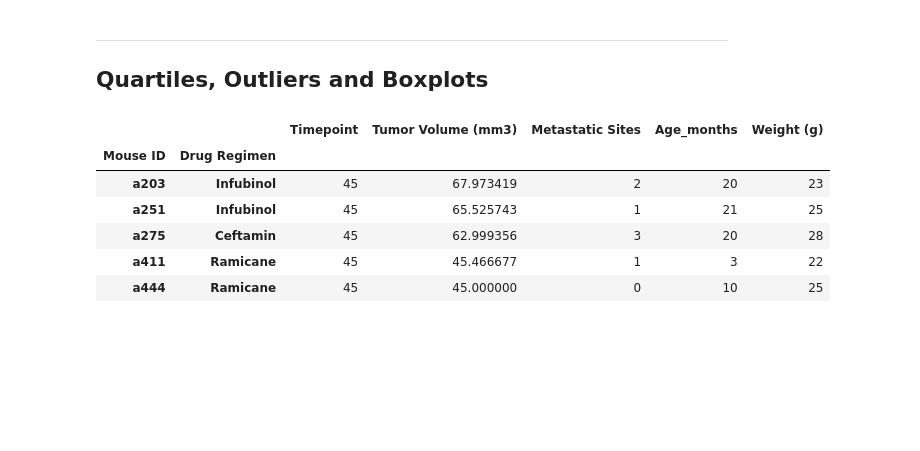
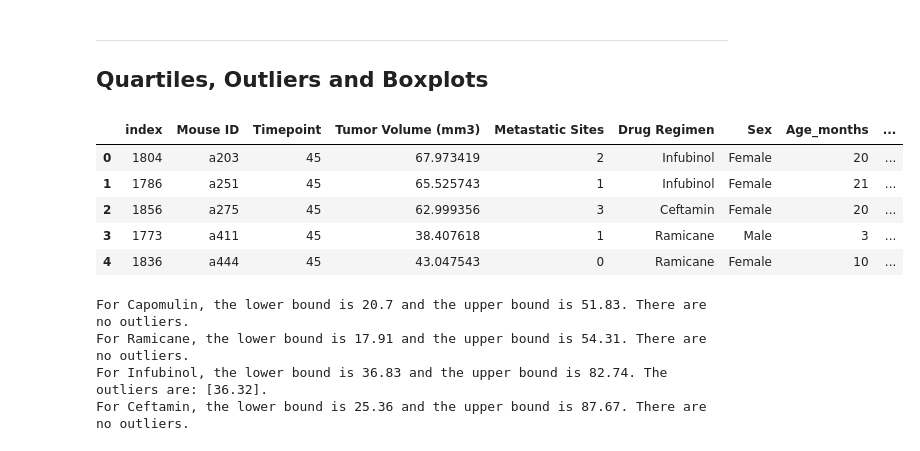
Before and after one commit to adilourai/matplotlib-challenge, a Jupyter notebook: Pymaceuticals Analysis.ipynb, the cells around one changed output. Cells and saved outputs as stored; diff of their text form; code cells hidden in the pictures; blank space fills up the shorter version.

```diff
--- a/Pymaceuticals Analysis.ipynb
+++ b/Pymaceuticals Analysis.ipynb
@@ -189,32 +188,44 @@ plt.show()
 # %%
 # Calculate the final tumor volume of each mouse across four of the treatment regimens: Capomulin, Ramicane, Infubinol, and Ceftamin
 final_tumors = all_data.loc[(all_data['Drug Regimen']=='Capomulin') | (all_data['Drug Regimen']=='Ramicane') | (all_data['Drug Regimen']=='Infubinol') | (all_data['Drug Regimen']=='Ceftamin')]
-final_tumors = final_tumors.groupby(['Mouse ID','Drug Regimen']).max('Timepoint')
+final_tumors = final_tumors.loc[final_tumors.groupby(['Mouse ID','Drug Regimen'])['Timepoint'].idxmax()].reset_index()
 final_tumors.head()
 # %% [output]
-|  |  | Timepoint | Tumor Volume (mm3) | Metastatic Sites | Age_months | Weight (g) |
-| Mouse ID | Drug Regimen |  |  |  |  |  |
-| a203 | Infubinol | 45 | 67.973419 | 2 | 20 | 23 |
-| a251 | Infubinol | 45 | 65.525743 | 1 | 21 | 25 |
-| a275 | Ceftamin | 45 | 62.999356 | 3 | 20 | 28 |
-| a411 | Ramicane | 45 | 45.466677 | 1 | 3 | 22 |
-| a444 | Ramicane | 45 | 45.000000 | 0 | 10 | 25 |
+|  | index | Mouse ID | Timepoint | Tumor Volume (mm3) | Metastatic Sites | Drug Regimen | Sex | Age_months | ... |
+| 0 | 1804 | a203 | 45 | 67.973419 | 2 | Infubinol | Female | 20 | ... |
+| 1 | 1786 | a251 | 45 | 65.525743 | 1 | Infubinol | Female | 21 | ... |
+| 2 | 1856 | a275 | 45 | 62.999356 | 3 | Ceftamin | Female | 20 | ... |
+| 3 | 1773 | a411 | 45 | 38.407618 | 1 | Ramicane | Male | 3 | ... |
+| 4 | 1836 | a444 | 45 | 43.047543 | 0 | Ramicane | Female | 10 | ... |
 # %%
 # Put treatments into a list for for loop (and later for plot labels)
 treatments = ['Capomulin', 'Ramicane', 'Infubinol', 'Ceftamin']
 
 # Create empty list to fill with tumor vol data (for plotting)
-tumor_vol = []
+tumor_vol = dict([(drug,[]) for drug in treatments])
 
-# Calculate the IQR and quantitatively determine if there are any potential outliers.
+for x in range(len(final_tumors)):
+    for y in treatments:
+        if final_tumors.loc[x,'Drug Regimen'] == y:
+            tumor_vol[y].append(final_tumors.loc[x,'Tumor Volume (mm3)'])
 
-
-    # Locate the rows which contain mice on each drug and get the tumor volumes
-
-
-    # add subset
-
-
-    # Determine outliers using upper and lower bounds
+for drug in treatments:
+    tumor_vol_calc = pd.Series(tumor_vol[drug][:])
+    quartiles = tumor_vol_calc.quantile([.25,.5,.75])
+    lowerq = quartiles[0.25]
+    upperq = quartiles[0.75]
+    iqr = upperq-lowerq
+    lower_bound = lowerq - (1.5*iqr)
+    upper_bound = upperq + (1.5*iqr)
+    outliers = tumor_vol_calc.loc[(tumor_vol_calc < lower_bound) | (tumor_vol_calc > upper_bound)]
+    if outliers.empty == True:
+        print(f'For {drug}, the lower bound is {round(lower_bound,2)} and the upper bound is {round(upper_bound,2)}. There are no outliers.')
+    else:
+        print(f'For {drug}, the lower bound is {round(lower_bound,2)} and the upper bound is {round(upper_bound,2)}. The outliers are: {(outliers.values).round(2)}.')
+# %% [output]
+For Capomulin, the lower bound is 20.7 and the upper bound is 51.83. There are no outliers.
+For Ramicane, the lower bound is 17.91 and the upper bound is 54.31. There are no outliers.
+For Infubinol, the lower bound is 36.83 and the upper bound is 82.74. The outliers are: [36.32].
+For Ceftamin, the lower bound is 25.36 and the upper bound is 87.67. There are no outliers.
 # %%
 # Generate a box plot that shows the distrubution of the tumor volume for each treatment group
```
Also changed, not shown: parts of 7 cells of this notebook.
